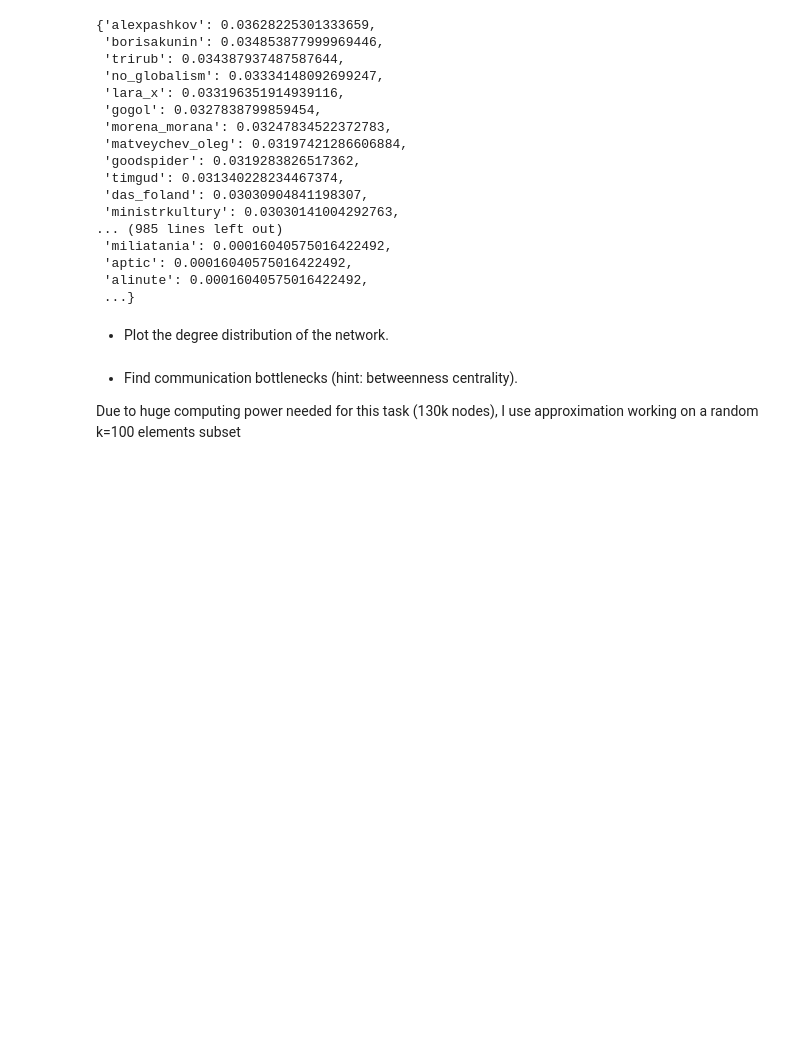
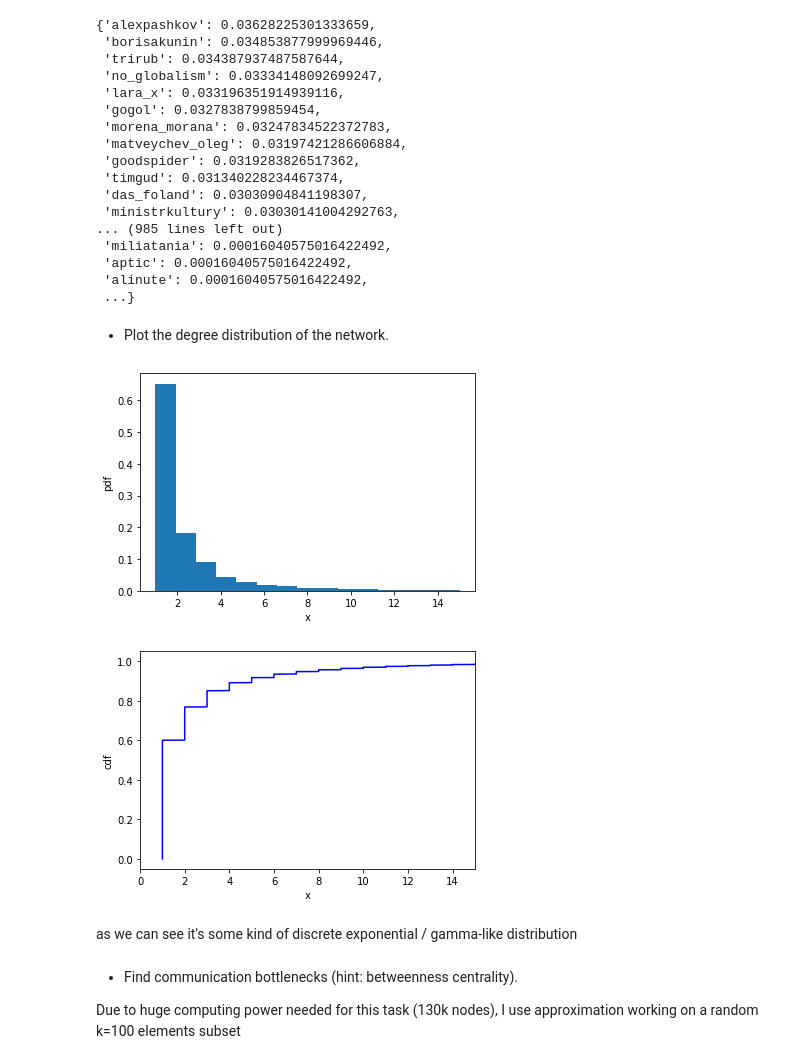
Before and after one commit to rogulforce/DPoCN, a Jupyter notebook: list_3/presentation.ipynb, the cells around one changed output. Drawn from its saved outputs; the diff is of its cells as text; code cells hidden in the pictures; blank space fills up the shorter version.

Commit message:
done some dist fitting

```diff
--- a/list_3/presentation.ipynb
+++ b/list_3/presentation.ipynb
@@ -125,3 +175,23 @@ dict(sorted(degree_centrality.items(), key=lambda item: item[1], reverse=True))
+# %%
+degree_list = [val for key, val in network.degree()]
+ex = np.mean(degree_list)
+
+
+plt.figure(0)
+pdf_emp(degree_list,bins=15,range=[1,15])
+plt.xlabel('x')
+plt.ylabel('pdf')
+# dist_pdf_plot(domain=(1,15), distribution=scipy.stats.expon, scale=2)
+plt.figure(1)
+plt.xlim(0,15)
+plt.xlabel('x')
+plt.ylabel('cdf')
+cdf_emp(degree_list,show=True)
+# %% [output]
+[figure, added]
+[figure, added]
+# %% [markdown]
+as we can see it's some kind of discrete exponential / gamma-like distribution
 # %% [markdown]
 * Find communication bottlenecks (hint: betweenness centrality).
 
```
Also changed, not shown: parts of 14 cells of this notebook, 2 other files.
